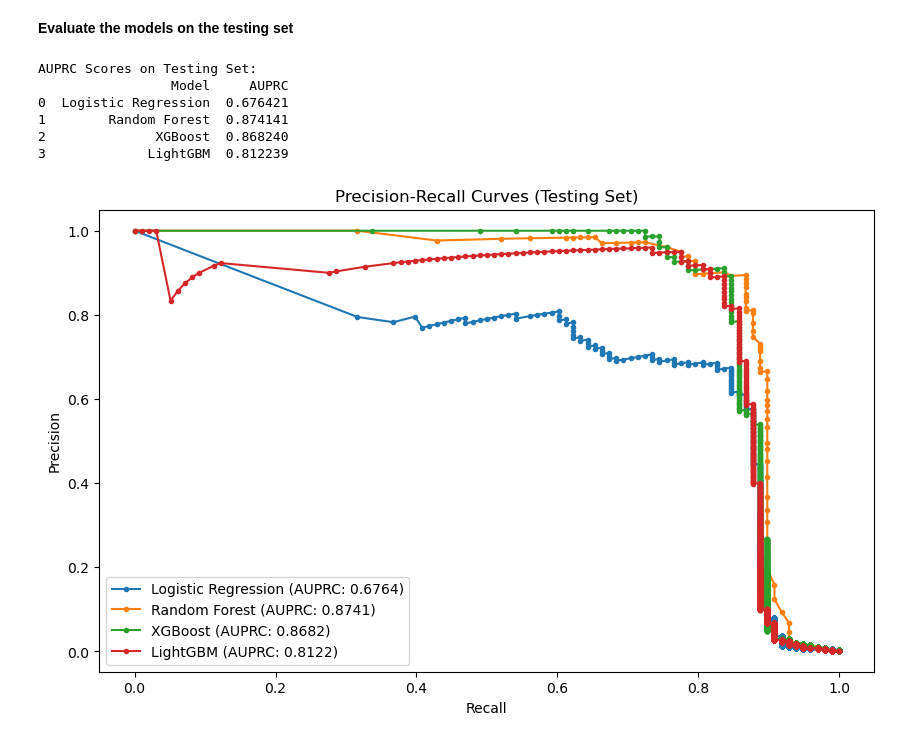
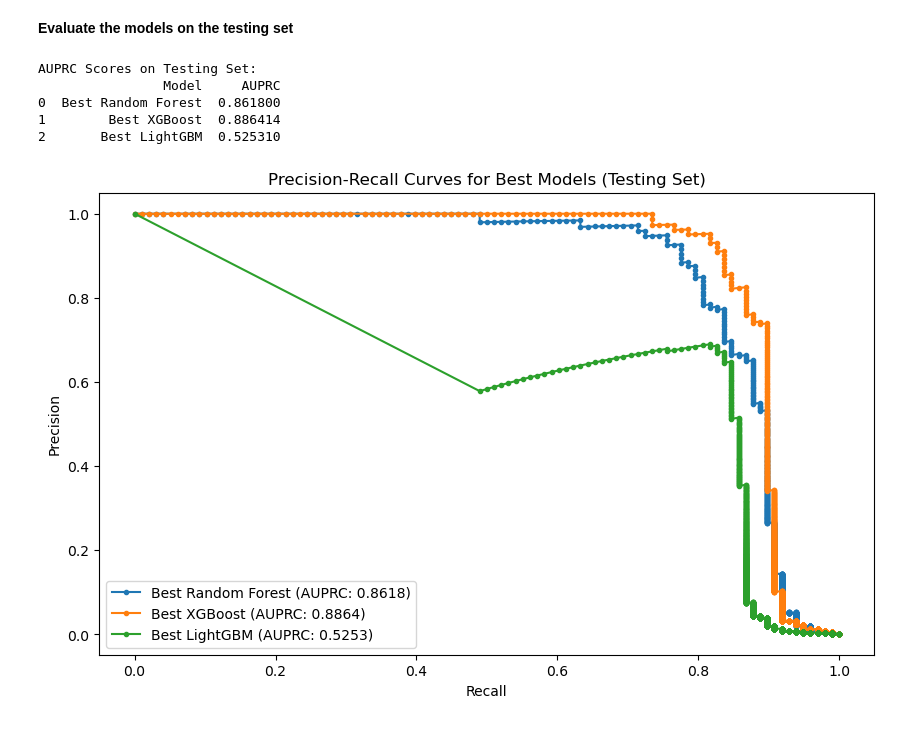
Before and after one commit to PanickerAnsel/frauddetection, a Jupyter notebook: mltraining.ipynb, the cells around one changed output. Drawn from its saved outputs; the diff is of its cells as text; code cells hidden in the pictures.

```diff
--- a/mltraining.ipynb
+++ b/mltraining.ipynb
@@ -156,39 +95,32 @@ Best Logistic Regression AUPRC (Training Set): 0.9917421325015943
 **Train, optimize, and evaluate random forest**
 # %%
 from sklearn.ensemble import RandomForestClassifier
+from sklearn.metrics import average_precision_score, precision_recall_curve
+import matplotlib.pyplot as plt
 
-param_grid_rf = {
-    'n_estimators': [100, 200],
-    'max_depth': [None, 10, 20],
-    'min_samples_split': [2, 5],
-    'min_samples_leaf': [1, 2],
-    'bootstrap': [True, False]
-}
-
+# Define the Random Forest classifier with predefined parameters
 rf = RandomForestClassifier(
+    n_estimators=200,
+    max_depth=20,
+    min_samples_split=2,
+    min_samples_leaf=1,
+    bootstrap=True,
     class_weight='balanced',
     n_jobs=-1,
     random_state=42
 )
 
-grid_search_rf = GridSearchCV(
-    estimator=rf,
-    param_grid=param_grid_rf,
-    cv=3,
-    scoring='average_precision',
-    n_jobs=-1,
-    verbose=1
-)
+try:
+    # Fit the Random Forest model on the resampled training data
+    rf.fit(X_resampled, y_resampled)
+    best_rf = rf  # Assign the trained model to best_rf
 
-try:
-    grid_search_rf.fit(X_resampled, y_resampled)
-    print(f"Best Parameters for Random Forest: {grid_search_rf.best_params_}")
-    best_rf = grid_search_rf.best_estimator_
-
+    # Predict probabilities and calculate AUPRC
     y_scores_best_rf = best_rf.predict_proba(X_resampled)[:, 1]
     auprc_best_rf = average_precision_score(y_resampled, y_scores_best_rf)
     print(f"Best Random Forest AUPRC (Training Set): {auprc_best_rf}")
 
+    # Plot the Precision-Recall curve
     precision_best_rf, recall_best_rf, _ = precision_recall_curve(y_resampled, y_scores_best_rf)
     plt.plot(recall_best_rf, precision_best_rf, marker='.', label='Best Random Forest')
     plt.xlabel('Recall')
@@ -197,5 +129,5 @@ try:
     plt.legend()
     plt.show()
 except Exception as e:
-    print(f"An error occurred during GridSearchCV for Random Forest: {e}")
+    print(f"An error occurred during training for Random Forest: {e}")
 # %% [output]
@@ -333,38 +266,37 @@ plt.show()
 # %%
 
 models = {
-    'Best Logistic Regression': best_log_reg,
     'Best Random Forest': best_rf,
     'Best XGBoost': best_xgb,
     'Best LightGBM': best_lgbm
 }
 
 test_auprc = pd.DataFrame(columns=['Model', 'AUPRC'])
 plt.figure(figsize=(10, 6))
 
 for model_name, model in models.items():
     y_scores_test = model.predict_proba(X_test)[:, 1]
 
     auprc = average_precision_score(y_test, y_scores_test)
-    test_auprc = test_auprc.append({'Model': model_name, 'AUPRC': auprc}, ignore_index=True)
+    new_row = pd.DataFrame({'Model': [model_name], 'AUPRC': [auprc]})
+    test_auprc = pd.concat([test_auprc, new_row], ignore_index=True)
 
     precision, recall, _ = precision_recall_curve(y_test, y_scores_test)
 
     plt.plot(recall, precision, marker='.', label=f'{model_name} (AUPRC: {auprc:.4f})')
 
 print("AUPRC Scores on Testing Set:")
 print(test_auprc)
 
 plt.xlabel('Recall')
 plt.ylabel('Precision')
 plt.title('Precision-Recall Curves for Best Models (Testing Set)')
 plt.legend()
 plt.show()
 # %% [output]
 AUPRC Scores on Testing Set:
-                 Model     AUPRC
-0  Logistic Regression  0.676421
-1        Random Forest  0.874141
-2              XGBoost  0.868240
-3             LightGBM  0.812239
+                Model     AUPRC
+0  Best Random Forest  0.861800
+1        Best XGBoost  0.886414
+2       Best LightGBM  0.525310
-[figure, old version]
+[figure, new version]
```
Also changed, not shown: parts of 17 cells of this notebook.
